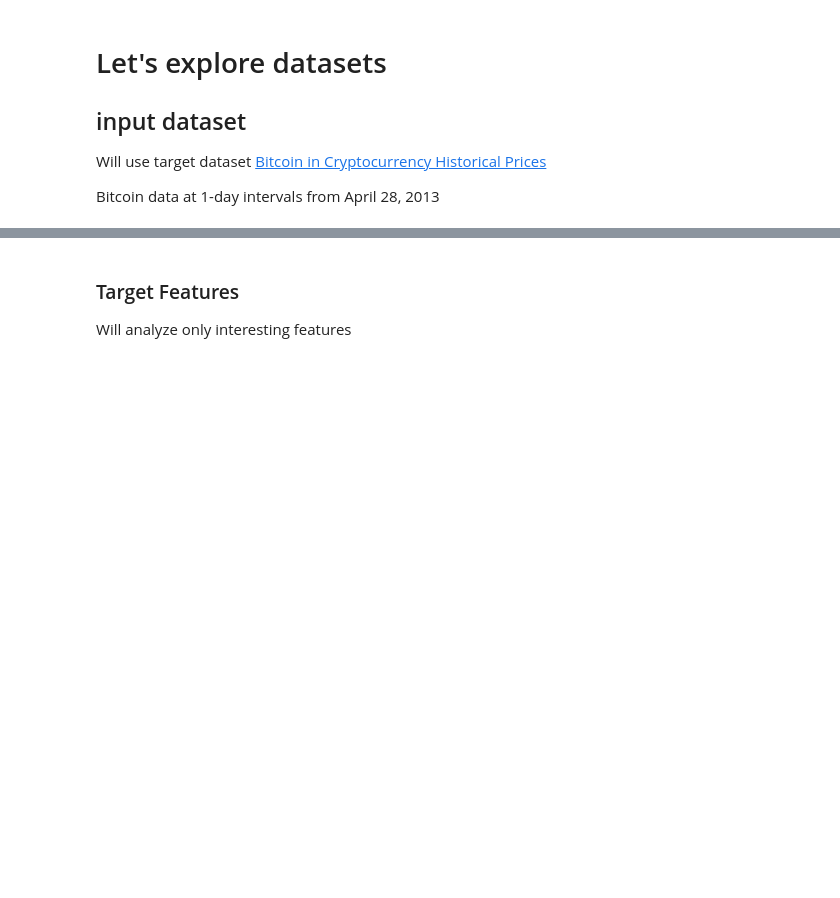
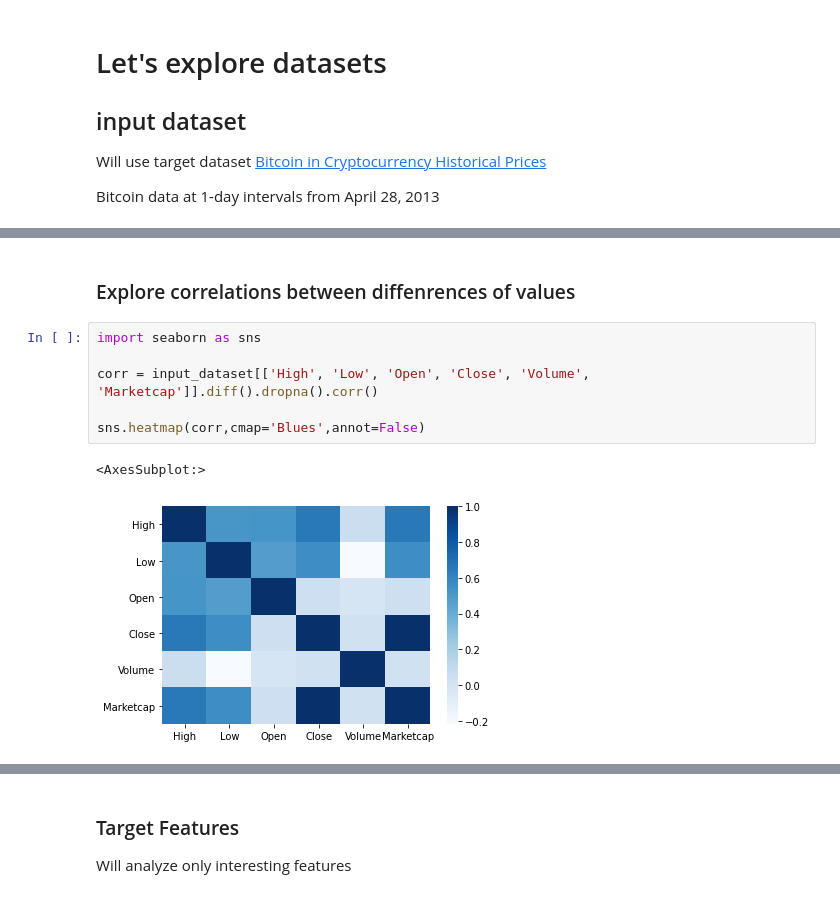
Before and after one commit to prophet-project/stock-price-forecasting, a Jupyter notebook: 1_Exploratory_Data_Analysis.ipynb, the cells around one changed output, grey strips where cells are left out. Cells and saved outputs as stored; diff of their text form; blank space fills up the shorter version.

Commit message:
add difference heatmap

```diff
--- a/1_Exploratory_Data_Analysis.ipynb
+++ b/1_Exploratory_Data_Analysis.ipynb
@@ -46,0 +83,11 @@ input_dataset.head()
+# %% [markdown]
+### Explore correlations between diffenrences of values
+# %%
+import seaborn as sns
+
+corr = input_dataset[['High', 'Low', 'Open', 'Close', 'Volume', 'Marketcap']].diff().dropna().corr()
+
+sns.heatmap(corr,cmap='Blues',annot=False)
+# %% [output]
+<AxesSubplot:>
+[figure, added]
```
Also changed, not shown: parts of 4 cells of this notebook, 3 other files.
